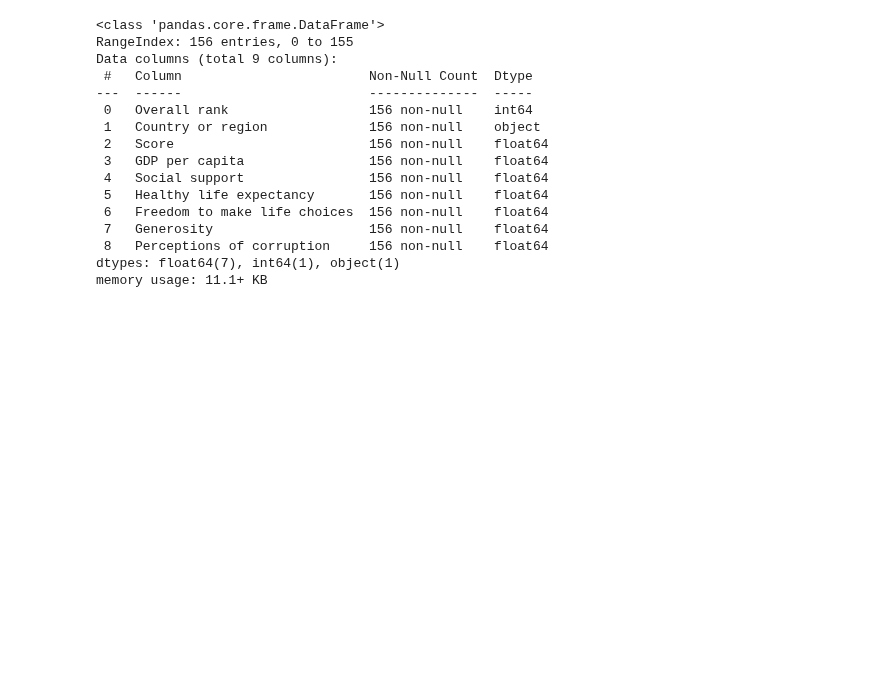
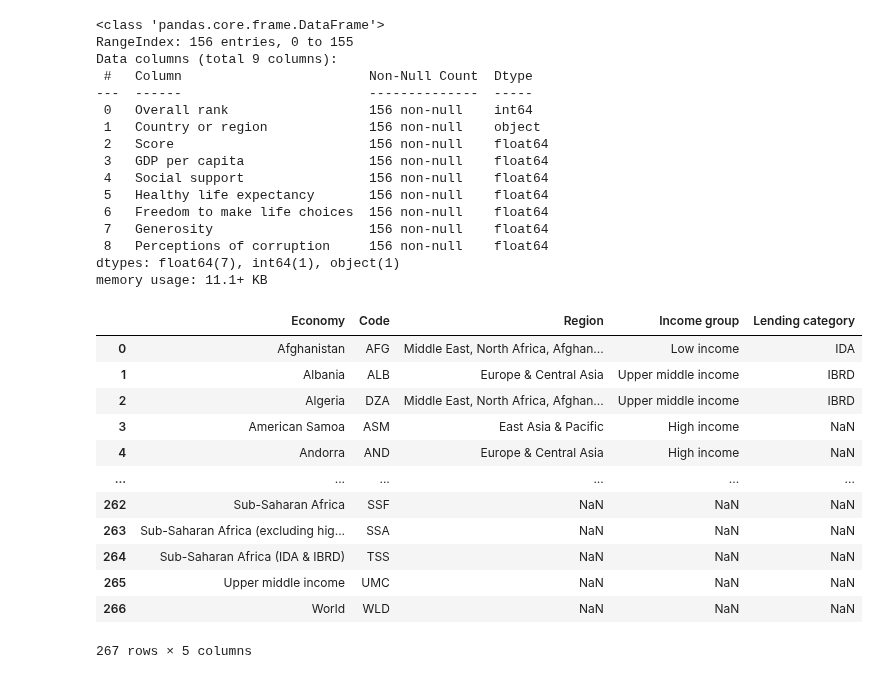
Before and after one commit to StefanFSmid/ASDA_2025_Group_3_Porfolio, a Jupyter notebook: notebooks/week_10_group_3_notebook.ipynb, the cells around one changed output. Cells and saved outputs as stored; diff of their text form; code cells hidden in the pictures; blank space fills up the shorter version.

```diff
--- a/notebooks/week_10_group_3_notebook.ipynb
+++ b/notebooks/week_10_group_3_notebook.ipynb
@@ -43,0 +52,16 @@ memory usage: 11.1+ KB
+# %%
+income_df
+# %% [output]
+|  | Economy | Code | Region | Income group | Lending category |
+| 0 | Afghanistan | AFG | Middle East, North Africa, Afghan... | Low income | IDA |
+| 1 | Albania | ALB | Europe & Central Asia | Upper middle income | IBRD |
+| 2 | Algeria | DZA | Middle East, North Africa, Afghan... | Upper middle income | IBRD |
+| 3 | American Samoa | ASM | East Asia & Pacific | High income | NaN |
+| 4 | Andorra | AND | Europe & Central Asia | High income | NaN |
+| ... | ... | ... | ... | ... | ... |
+| 262 | Sub-Saharan Africa | SSF | NaN | NaN | NaN |
+| 263 | Sub-Saharan Africa (excluding hig... | SSA | NaN | NaN | NaN |
+| 264 | Sub-Saharan Africa (IDA & IBRD) | TSS | NaN | NaN | NaN |
+| 265 | Upper middle income | UMC | NaN | NaN | NaN |
+| 266 | World | WLD | NaN | NaN | NaN |
+267 rows × 5 columns
```
Also changed, not shown: parts of 11 cells of this notebook.
